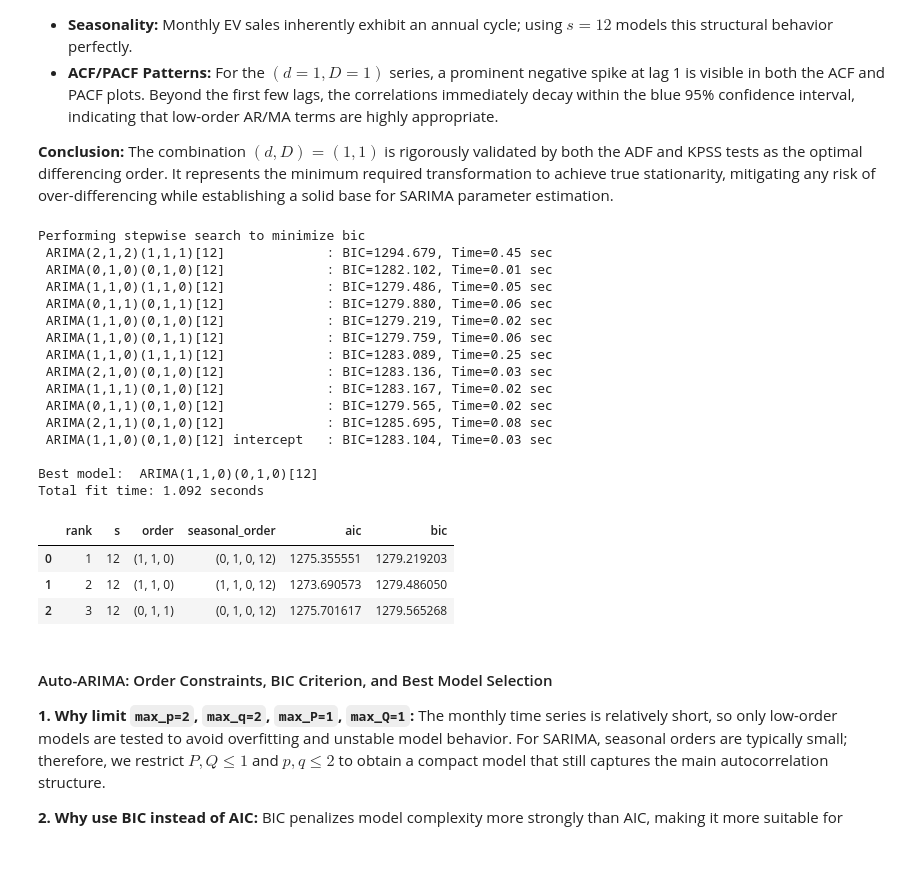
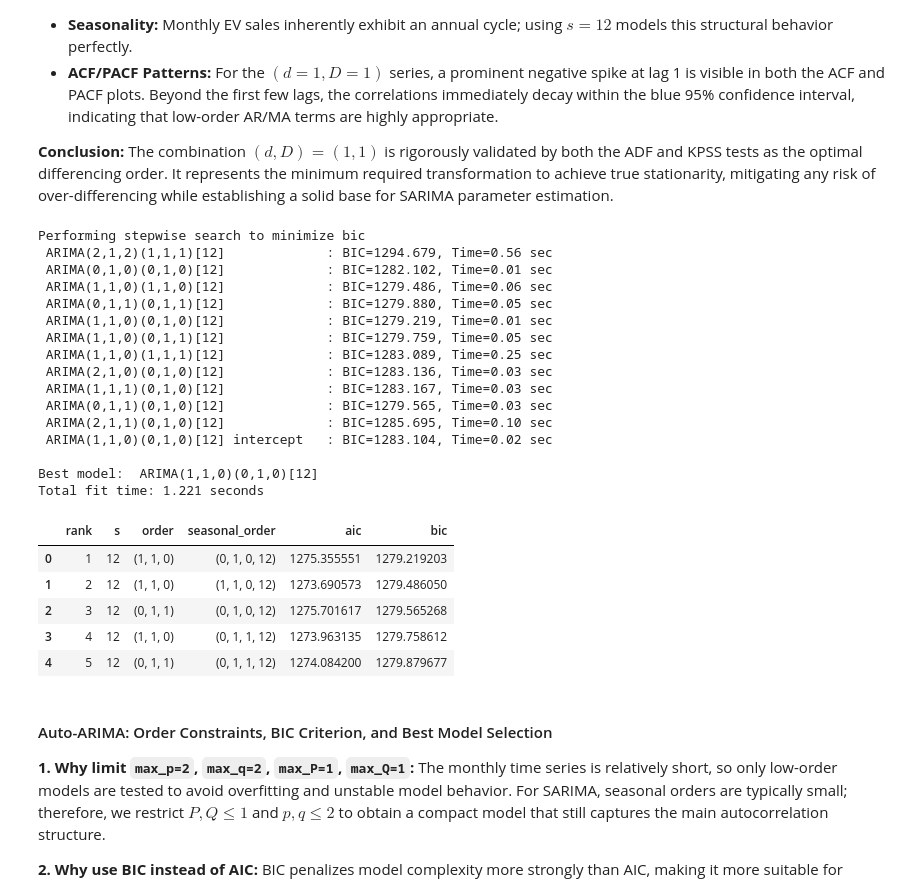
Before and after one commit to HoangPhuc-999/Forecasting-China-EV-Sales, a Jupyter notebook: Notebooks/02_Time_Series_Modeling.ipynb, the cells around one changed output. Drawn from its saved outputs; the diff is of its cells as text; code cells hidden in the pictures; blank space fills up the shorter version.

```diff
--- a/Notebooks/02_Time_Series_Modeling.ipynb
+++ b/Notebooks/02_Time_Series_Modeling.ipynb
@@ -279,44 +279,46 @@ summary_rows = []
 for fitted in valid_fits:
     summary_rows.append(
         {
             "s": s,
             "order": fitted.order,
             "seasonal_order": fitted.seasonal_order,
             "aic": fitted.aic(),
             "bic": fitted.bic(),
         }
     )
 
 summary_table = (
     pd.DataFrame(summary_rows)
     .sort_values(["bic", "aic"])
-    .head(3)
+    .head(5)
     .reset_index(drop=True)
 )
 summary_table.insert(0, "rank", np.arange(1, len(summary_table) + 1))
 
 summary_table
 # %% [output]
 Performing stepwise search to minimize bic
- ARIMA(2,1,2)(1,1,1)[12]             : BIC=1294.679, Time=0.45 sec
+ ARIMA(2,1,2)(1,1,1)[12]             : BIC=1294.679, Time=0.56 sec
  ARIMA(0,1,0)(0,1,0)[12]             : BIC=1282.102, Time=0.01 sec
- ARIMA(1,1,0)(1,1,0)[12]             : BIC=1279.486, Time=0.05 sec
- ARIMA(0,1,1)(0,1,1)[12]             : BIC=1279.880, Time=0.06 sec
- ARIMA(1,1,0)(0,1,0)[12]             : BIC=1279.219, Time=0.02 sec
- ARIMA(1,1,0)(0,1,1)[12]             : BIC=1279.759, Time=0.06 sec
+ ARIMA(1,1,0)(1,1,0)[12]             : BIC=1279.486, Time=0.06 sec
+ ARIMA(0,1,1)(0,1,1)[12]             : BIC=1279.880, Time=0.05 sec
+ ARIMA(1,1,0)(0,1,0)[12]             : BIC=1279.219, Time=0.01 sec
+ ARIMA(1,1,0)(0,1,1)[12]             : BIC=1279.759, Time=0.05 sec
  ARIMA(1,1,0)(1,1,1)[12]             : BIC=1283.089, Time=0.25 sec
  ARIMA(2,1,0)(0,1,0)[12]             : BIC=1283.136, Time=0.03 sec
- ARIMA(1,1,1)(0,1,0)[12]             : BIC=1283.167, Time=0.02 sec
- ARIMA(0,1,1)(0,1,0)[12]             : BIC=1279.565, Time=0.02 sec
- ARIMA(2,1,1)(0,1,0)[12]             : BIC=1285.695, Time=0.08 sec
- ARIMA(1,1,0)(0,1,0)[12] intercept   : BIC=1283.104, Time=0.03 sec
+ ARIMA(1,1,1)(0,1,0)[12]             : BIC=1283.167, Time=0.03 sec
+ ARIMA(0,1,1)(0,1,0)[12]             : BIC=1279.565, Time=0.03 sec
+ ARIMA(2,1,1)(0,1,0)[12]             : BIC=1285.695, Time=0.10 sec
+ ARIMA(1,1,0)(0,1,0)[12] intercept   : BIC=1283.104, Time=0.02 sec
 
 Best model:  ARIMA(1,1,0)(0,1,0)[12]
-Total fit time: 1.092 seconds
+Total fit time: 1.221 seconds
 |  | rank | s | order | seasonal_order | aic | bic |
 | 0 | 1 | 12 | (1, 1, 0) | (0, 1, 0, 12) | 1275.355551 | 1279.219203 |
 | 1 | 2 | 12 | (1, 1, 0) | (1, 1, 0, 12) | 1273.690573 | 1279.486050 |
 | 2 | 3 | 12 | (0, 1, 1) | (0, 1, 0, 12) | 1275.701617 | 1279.565268 |
+| 3 | 4 | 12 | (1, 1, 0) | (0, 1, 1, 12) | 1273.963135 | 1279.758612 |
+| 4 | 5 | 12 | (0, 1, 1) | (0, 1, 1, 12) | 1274.084200 | 1279.879677 |
 # %% [markdown]
 #### Auto-ARIMA: Order Constraints, BIC Criterion, and Best Model Selection
 
```
Also changed, not shown: parts of 2 cells of this notebook.
